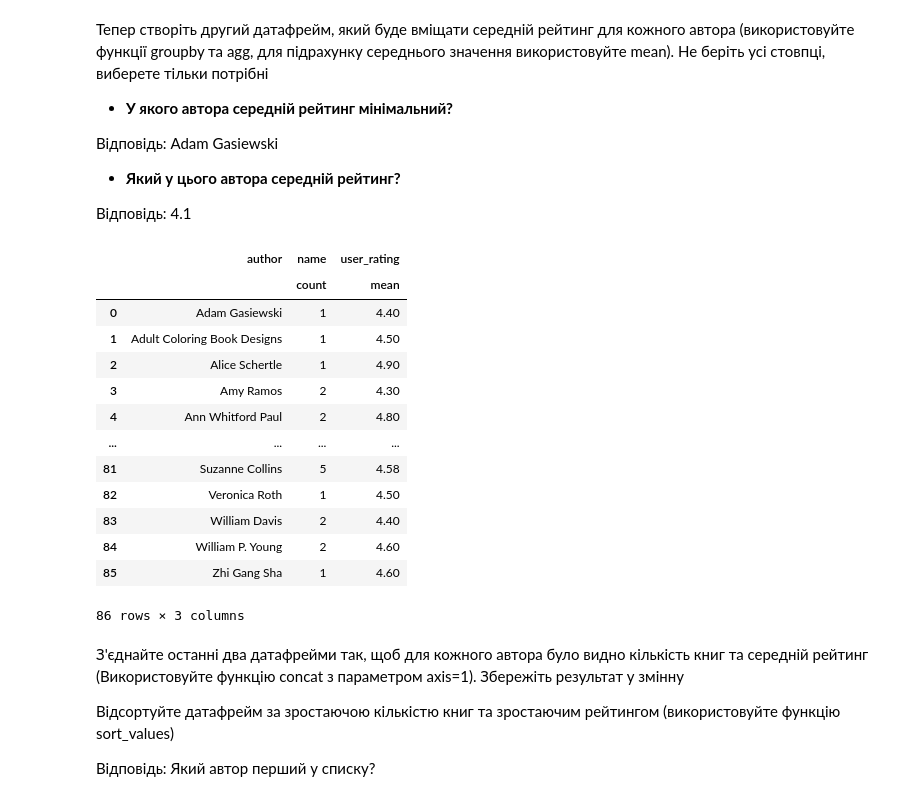
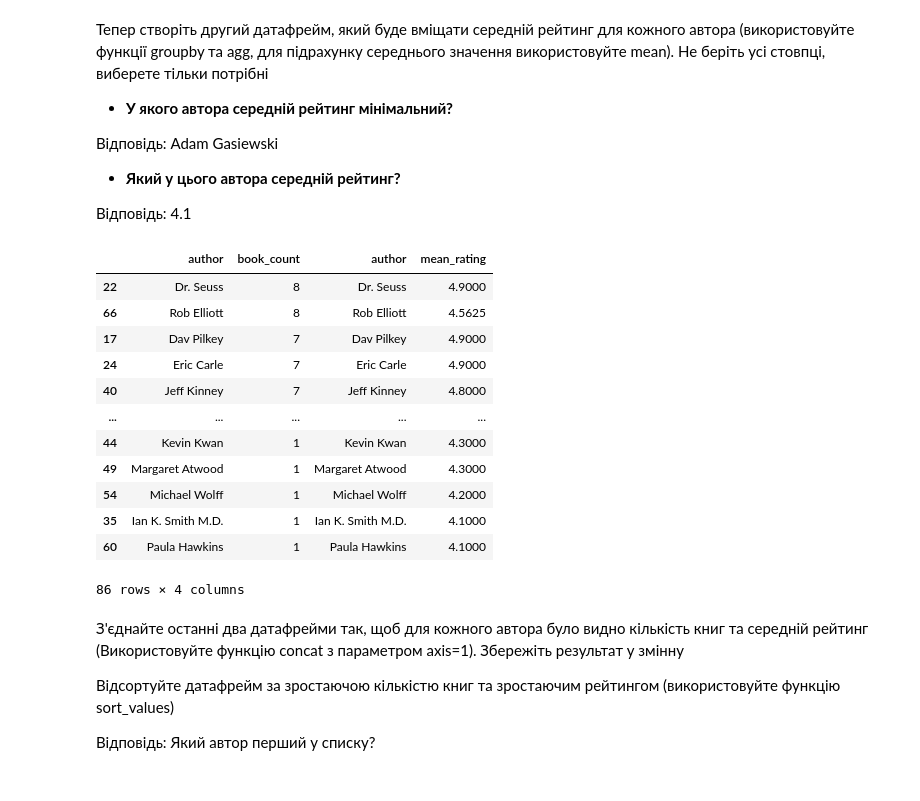
Before and after one commit to a33211/Data-science-homeworks, a Jupyter notebook: Hw2_3.ipynb, the cells around one changed output. Drawn from its saved outputs; the diff is of its cells as text; code cells hidden in the pictures.

```diff
--- a/Hw2_3.ipynb
+++ b/Hw2_3.ipynb
@@ -18,5 +16,5 @@ import numpy as np
 # %%
-df = pd.read_csv('bestsellers with categories.csv')
+df = pd.read_csv('/content/drive/MyDrive/GOIT_DS_Course_data/bestsellers with categories.csv')
 #df.head(5)
 df.shape
 # %% [output]
@@ -234,7 +232,7 @@ df.groupby(by=['genre'],as_index=False).agg({'price':['max', 'min']})
 
  Відповідь 0
 # %%
-df1 = df.groupby(by=['author'],as_index=False).agg({'name':['count']})
+df1 = df.groupby(by=['author'],as_index=False).agg(book_count = ('author', 'count'))
 df1.max()
 #df1.describe
 # %% [output]
@@ -256,7 +254,7 @@ dtype: object
 
  Відповідь: 8
 # %%
-df2 = df.groupby(by=['author'],as_index=False).agg({'user_rating':['mean']})
+df2 = df.groupby(by=['author'],as_index=False).agg(mean_rating = ('user_rating' ,'mean'))
 df2.min()
 #df2.describe
 # %% [output]
@@ -273,27 +271,23 @@ dtype: object
 - **Який у цього автора середній рейтинг?**
 
  Відповідь: 4.1
-# %%
-# joined = pd.concat([df1, df2], axis=1)
-# print(joined)
-#joined.sort_values(['count', 'user_rating'])
-joined = df1.join(df2, rsuffix="DROP").filter(regex="^(?!.*DROP)")
-joined
-# %% [output]
-|  | author | name | user_rating |
-|  |  | count | mean |
-| 0 | Adam Gasiewski | 1 | 4.40 |
-| 1 | Adult Coloring Book Designs | 1 | 4.50 |
-| 2 | Alice Schertle | 1 | 4.90 |
-| 3 | Amy Ramos | 2 | 4.30 |
-| 4 | Ann Whitford Paul | 2 | 4.80 |
-| ... | ... | ... | ... |
-| 81 | Suzanne Collins | 5 | 4.58 |
-| 82 | Veronica Roth | 1 | 4.50 |
-| 83 | William Davis | 2 | 4.40 |
-| 84 | William P. Young | 2 | 4.60 |
-| 85 | Zhi Gang Sha | 1 | 4.60 |
-86 rows × 3 columns
+# %%
+joined = pd.concat([df1, df2], axis=1)
+joined.sort_values(by=['book_count','mean_rating'], ascending=False)
+# %% [output]
+|  | author | book_count | author | mean_rating |
+| 22 | Dr. Seuss | 8 | Dr. Seuss | 4.9000 |
+| 66 | Rob Elliott | 8 | Rob Elliott | 4.5625 |
+| 17 | Dav Pilkey | 7 | Dav Pilkey | 4.9000 |
+| 24 | Eric Carle | 7 | Eric Carle | 4.9000 |
+| 40 | Jeff Kinney | 7 | Jeff Kinney | 4.8000 |
+| ... | ... | ... | ... | ... |
+| 44 | Kevin Kwan | 1 | Kevin Kwan | 4.3000 |
+| 49 | Margaret Atwood | 1 | Margaret Atwood | 4.3000 |
+| 54 | Michael Wolff | 1 | Michael Wolff | 4.2000 |
+| 35 | Ian K. Smith M.D. | 1 | Ian K. Smith M.D. | 4.1000 |
+| 60 | Paula Hawkins | 1 | Paula Hawkins | 4.1000 |
+86 rows × 4 columns
 # %% [markdown]
 З'єднайте останні два датафрейми так, щоб для кожного автора було видно кількість книг та середній рейтинг (Використовуйте функцію concat з параметром axis=1). Збережіть результат у змінну
 
```
Also changed, not shown: parts of 3 cells of this notebook.
